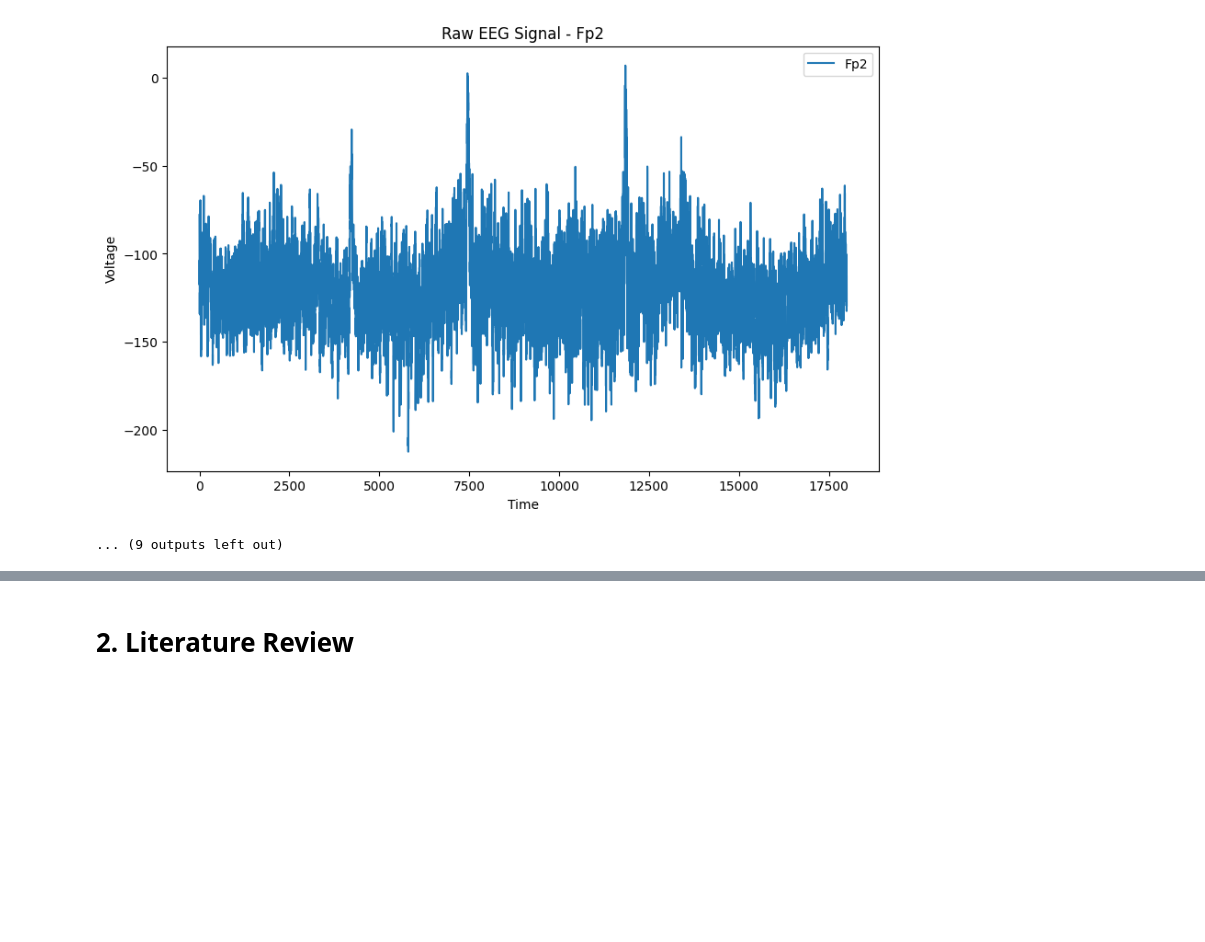
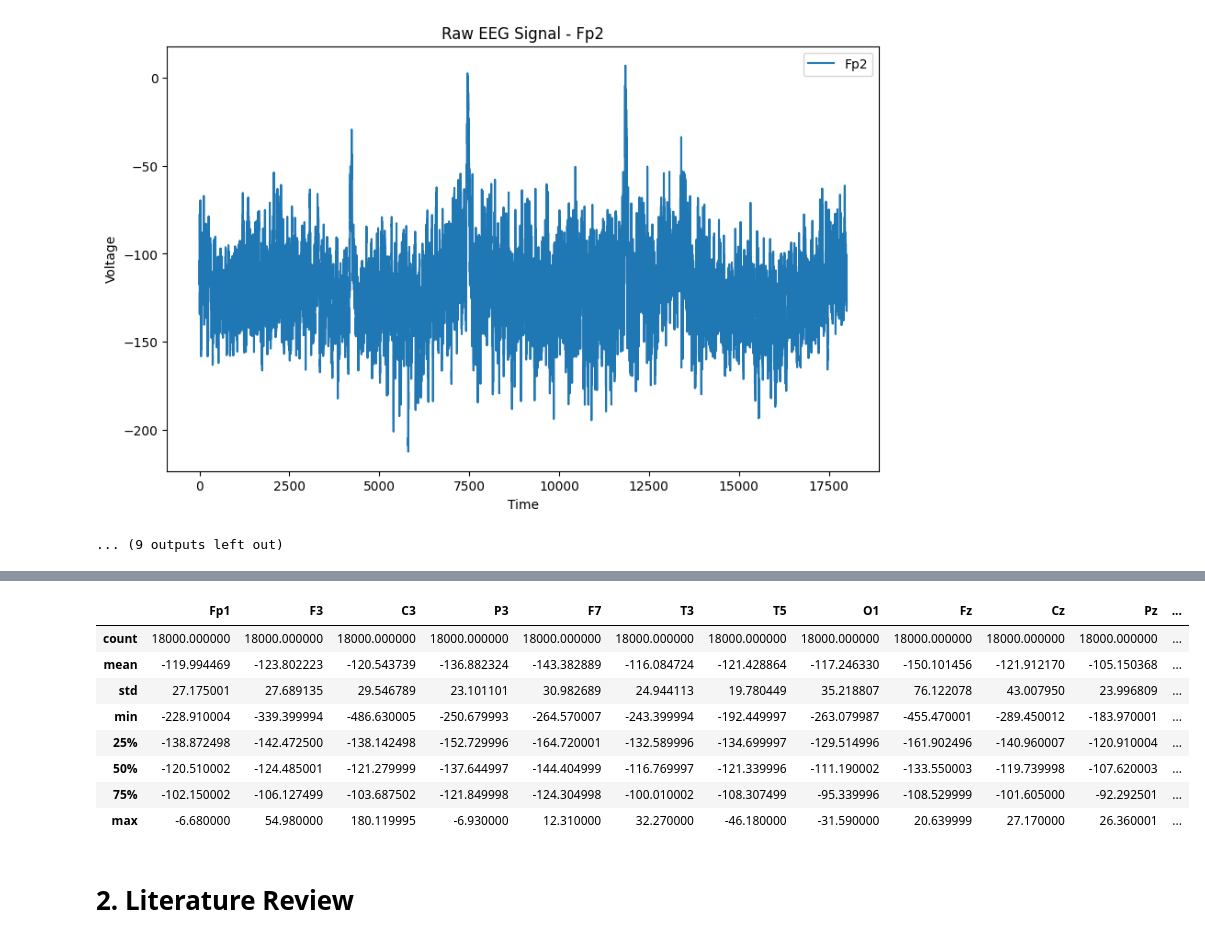
Before and after one commit to ramisa7/Team_EEG, a Jupyter notebook: Milestone1_Data_Science_Final_Project.ipynb, the cells around one changed output, grey strips where cells are left out. Drawn from its saved outputs; the diff is of its cells as text; code cells hidden in the pictures; blank space fills up the shorter version.

```diff
--- a/Milestone1_Data_Science_Final_Project.ipynb
+++ b/Milestone1_Data_Science_Final_Project.ipynb
@@ -200,3 +200,20 @@ print("Raw data visualization successful.")
 # sns.heatmap(numeric_columns.corr(), annot=True, cmap='coolwarm', linewidths=.5)
 # plt.title('Correlation Heatmap - Training Data')
 # plt.show()
+# %%
+# extractdata from parquet file
+
+import pyarrow.parquet as pq
+import os
+
+# Load the parquet file
+eeg_id = 1628180742
+base_dir = "train_eegs"
+eeg_filename = os.path.join(base_dir, f"{eeg_id}.parquet")
+eeg_data = pq.read_table(eeg_filename).to_pandas()
+
+# Display the first  row of the data
+print(eeg_data.head(1))
+
+#check the shape
+print(eeg_data.shape)
@@ -203,3 +230,15 @@ print("Raw data visualization successful.")
+# %%
+eeg_data.describe()
+# %% [output]
+|  | Fp1 | F3 | C3 | P3 | F7 | T3 | T5 | O1 | Fz | Cz | Pz | ... |
+| count | 18000.000000 | 18000.000000 | 18000.000000 | 18000.000000 | 18000.000000 | 18000.000000 | 18000.000000 | 18000.000000 | 18000.000000 | 18000.000000 | 18000.000000 | ... |
+| mean | -119.994469 | -123.802223 | -120.543739 | -136.882324 | -143.382889 | -116.084724 | -121.428864 | -117.246330 | -150.101456 | -121.912170 | -105.150368 | ... |
+| std | 27.175001 | 27.689135 | 29.546789 | 23.101101 | 30.982689 | 24.944113 | 19.780449 | 35.218807 | 76.122078 | 43.007950 | 23.996809 | ... |
+| min | -228.910004 | -339.399994 | -486.630005 | -250.679993 | -264.570007 | -243.399994 | -192.449997 | -263.079987 | -455.470001 | -289.450012 | -183.970001 | ... |
+| 25% | -138.872498 | -142.472500 | -138.142498 | -152.729996 | -164.720001 | -132.589996 | -134.699997 | -129.514996 | -161.902496 | -140.960007 | -120.910004 | ... |
+| 50% | -120.510002 | -124.485001 | -121.279999 | -137.644997 | -144.404999 | -116.769997 | -121.339996 | -111.190002 | -133.550003 | -119.739998 | -107.620003 | ... |
+| 75% | -102.150002 | -106.127499 | -103.687502 | -121.849998 | -124.304998 | -100.010002 | -108.307499 | -95.339996 | -108.529999 | -101.605000 | -92.292501 | ... |
+| max | -6.680000 | 54.980000 | 180.119995 | -6.930000 | 12.310000 | 32.270000 | -46.180000 | -31.590000 | 20.639999 | 27.170000 | 26.360001 | ... |
 # %% [markdown]
 # 2. Literature Review
 # %% [markdown]
```
Also changed, not shown: parts of 20 cells of this notebook.
